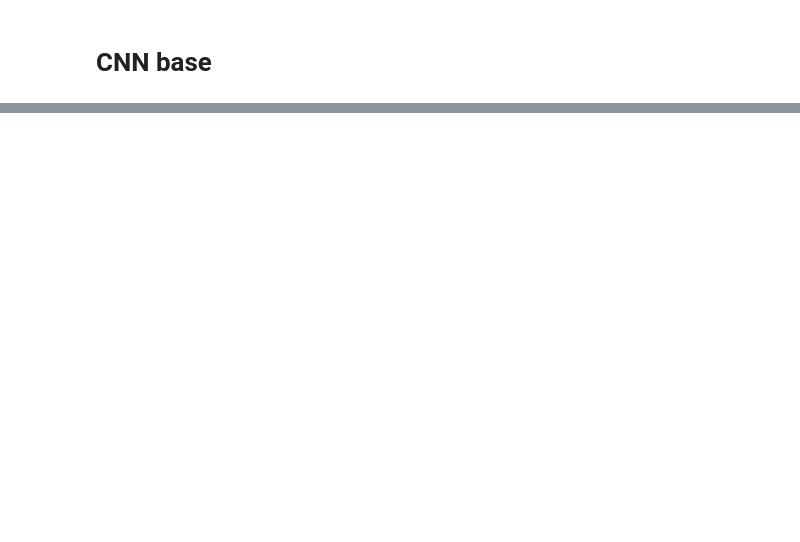
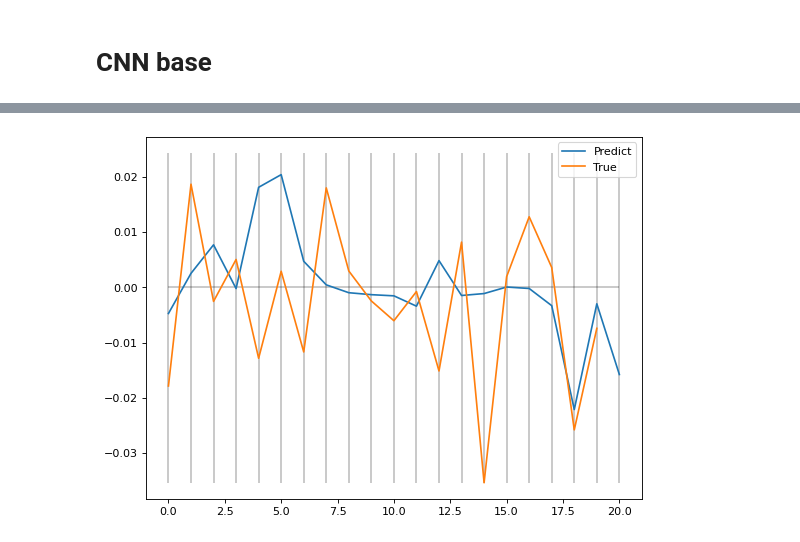
Before and after one commit to VitoZac96/Thesis_public, a Jupyter notebook: Baseline_CNN_Final.ipynb, the cells around one changed output, grey strips where cells are left out. Cells and saved outputs as stored; diff of their text form; code cells hidden in the pictures; blank space fills up the shorter version.

```diff
--- a/Baseline_CNN_Final.ipynb
+++ b/Baseline_CNN_Final.ipynb
@@ -174,0 +207,29 @@ plt.show()
+# %%
+n_steps = 5
+X_train_apple, y_train_apple = split_sequence_univariate(train_apple, n_steps)
+X_test_apple, y_test_apple = split_sequence_univariate(test_apple, n_steps)
+# %%
+# reshape from [samples, timesteps] into [samples, timesteps, features]
+n_features = 1
+X_train_apple = X_train_apple.reshape((X_train_apple.shape[0], X_train_apple.shape[1], n_features))
+X_test_apple = X_test_apple.reshape((X_test_apple.shape[0], X_test_apple.shape[1], n_features))
+# %%
+model = Sequential()
+model.add(Conv1D(filters=64, kernel_size=2, activation='relu', input_shape=(n_steps, n_features)))
+
+#model.add(Dropout(0.2))
+model.add(Conv1D(filters=30, kernel_size=2, activation='relu'))
+
+model.add(MaxPooling1D(pool_size=2))
+model.add(Flatten())
+model.add(Dense(50, activation='relu'))
+model.add(Dense(1, activation = "linear"))
+model.compile(optimizer='adam', loss='mse')
+
+#reduce_lr = keras.callbacks.ReduceLROnPlateau(monitor = 'loss', factor=0.5, patience=50, min_lr=0.0001)
+es = EarlyStopping(monitor='val_loss', mode='max', patience = 1000, restore_best_weights=False)
+
+# fit model: molte epochs e patience perché spesso migliora dopo molto
+history = model.fit(X_train_apple, y_train_apple, epochs=1000, verbose=1,
+                    validation_data=(X_test_apple,y_test_apple),
+                    callbacks=[es])
@@ -174,0 +254,4 @@ plt.show()
+# %%
+yhat = model.predict(X_test_apple, verbose=0)
+MSE = model.evaluate(X_test_apple, y_test_apple, verbose = 0)
+print("The MSE of the strategy is {}".format(round(MSE,5)))
@@ -174,0 +261,12 @@ plt.show()
+# %%
+figure(figsize=(8, 6), dpi=80)
+
+plt.plot(yhat, label = "Predict")
+plt.plot(y_test_apple[1:], label = "True")
+plt.hlines(0,0,20,alpha = 0.25)
+for i in range(21):
+  plt.vlines(i, ymin = min(min(yhat[1:]),min(y_test_apple)), ymax = max(max(yhat[1:]),max(y_test_apple)), alpha = 0.25)
+plt.legend()
+plt.show()
+# %% [output]
+[figure, added]
```
Also changed, not shown: parts of 17 cells of this notebook.
